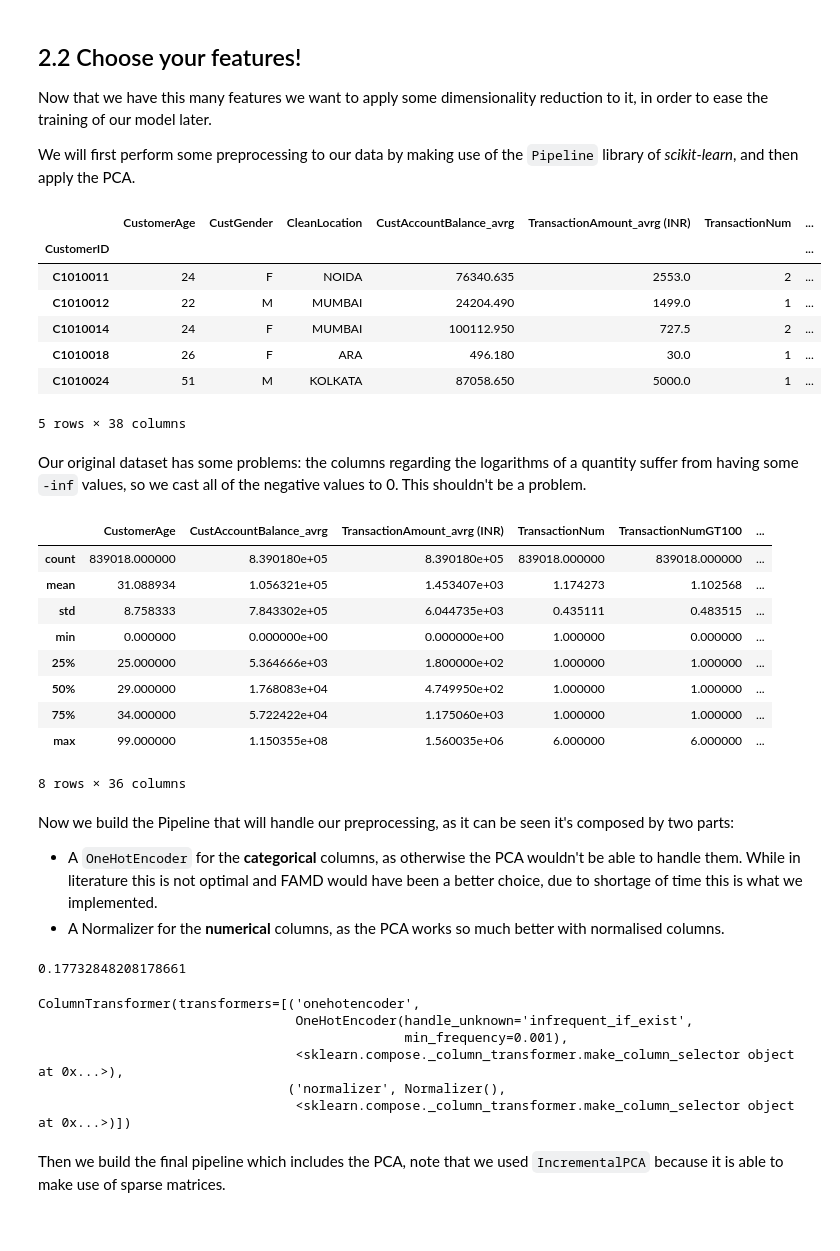
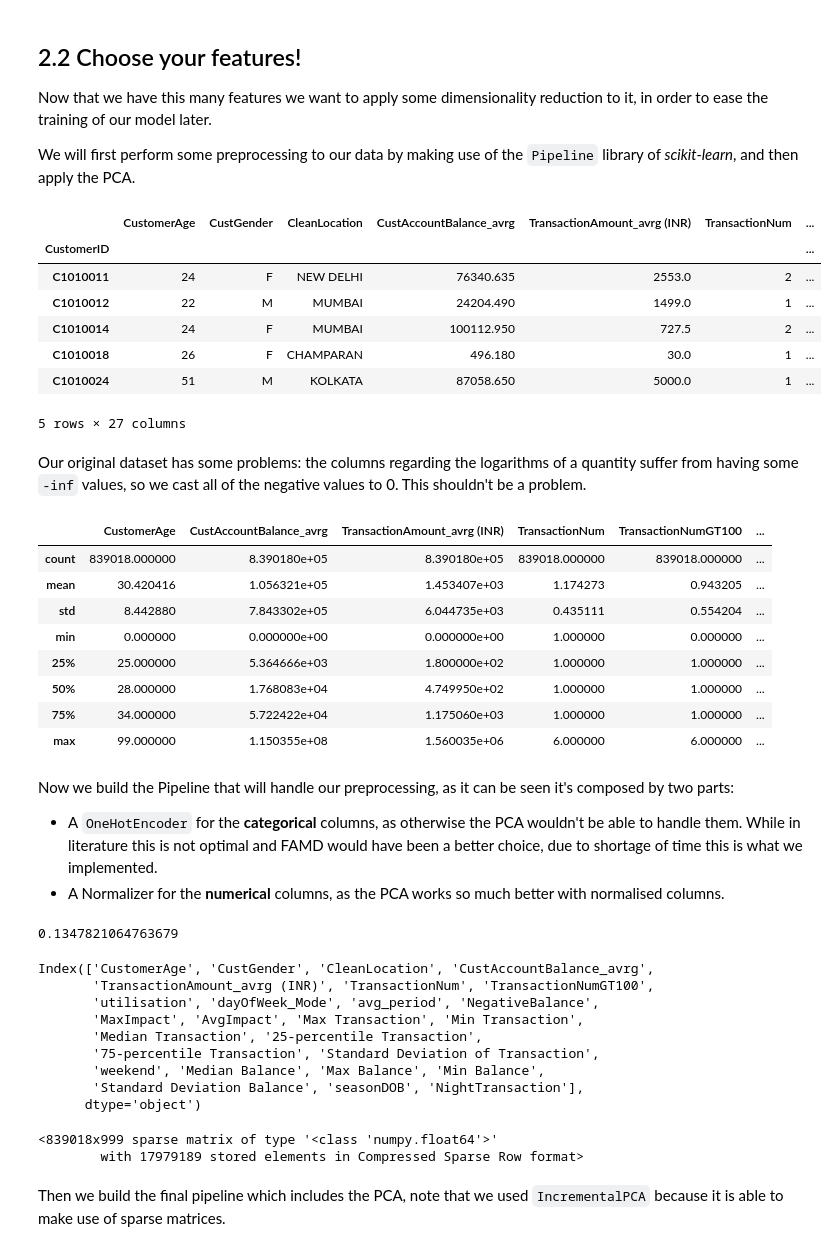
Before and after one commit to Mamiglia/ADM_HW_4, a Jupyter notebook: main.ipynb, the cells around one changed output. Drawn from its saved outputs; the diff is of its cells as text; code cells hidden in the pictures.

```diff
--- a/main.ipynb
+++ b/main.ipynb
@@ -270,33 +292,31 @@ from sklearn.compose import make_column_transformer
 from sklearn.compose import make_column_selector as col_selector
 from sklearn.decomposition import IncrementalPCA
 # %%
-custs = pd.read_csv('customers.tsv', index_col='CustomerID', sep='\t')
+custs = pd.read_csv('customers_enriched.csv', index_col='CustomerID')
 custs.head()
 # %% [output]
 |  | CustomerAge | CustGender | CleanLocation | CustAccountBalance_avrg | TransactionAmount_avrg (INR) | TransactionNum | ... |
 | CustomerID |  |  |  |  |  |  | ... |
-| C1010011 | 24 | F | NOIDA | 76340.635 | 2553.0 | 2 | ... |
+| C1010011 | 24 | F | NEW DELHI | 76340.635 | 2553.0 | 2 | ... |
 | C1010012 | 22 | M | MUMBAI | 24204.490 | 1499.0 | 1 | ... |
 | C1010014 | 24 | F | MUMBAI | 100112.950 | 727.5 | 2 | ... |
-| C1010018 | 26 | F | ARA | 496.180 | 30.0 | 1 | ... |
+| C1010018 | 26 | F | CHAMPARAN | 496.180 | 30.0 | 1 | ... |
 | C1010024 | 51 | M | KOLKATA | 87058.650 | 5000.0 | 1 | ... |
-5 rows × 38 columns
+5 rows × 27 columns
 # %% [markdown]
 Our original dataset has some problems: the columns regarding the logarithms of a quantity suffer from having some `-inf` values, so we cast all of the negative values to 0. This shouldn't be a problem.
 # %%
-custs[['MeanLogBalance', 'MeanLogAmount']] = custs[['MeanLogBalance', 'MeanLogAmount']].applymap(lambda x: 0 if x<0 else x)
 custs.describe()
 # %% [output]
 |  | CustomerAge | CustAccountBalance_avrg | TransactionAmount_avrg (INR) | TransactionNum | TransactionNumGT100 | ... |
 | count | 839018.000000 | 8.390180e+05 | 8.390180e+05 | 839018.000000 | 839018.000000 | ... |
-| mean | 31.088934 | 1.056321e+05 | 1.453407e+03 | 1.174273 | 1.102568 | ... |
-| std | 8.758333 | 7.843302e+05 | 6.044735e+03 | 0.435111 | 0.483515 | ... |
+| mean | 30.420416 | 1.056321e+05 | 1.453407e+03 | 1.174273 | 0.943205 | ... |
+| std | 8.442880 | 7.843302e+05 | 6.044735e+03 | 0.435111 | 0.554204 | ... |
 | min | 0.000000 | 0.000000e+00 | 0.000000e+00 | 1.000000 | 0.000000 | ... |
 | 25% | 25.000000 | 5.364666e+03 | 1.800000e+02 | 1.000000 | 1.000000 | ... |
-| 50% | 29.000000 | 1.768083e+04 | 4.749950e+02 | 1.000000 | 1.000000 | ... |
+| 50% | 28.000000 | 1.768083e+04 | 4.749950e+02 | 1.000000 | 1.000000 | ... |
 | 75% | 34.000000 | 5.722422e+04 | 1.175060e+03 | 1.000000 | 1.000000 | ... |
 | max | 99.000000 | 1.150355e+08 | 1.560035e+06 | 6.000000 | 6.000000 | ... |
-8 rows × 36 columns
 # %% [markdown]
 Now we build the Pipeline that will handle our preprocessing, as it can be seen it's composed by two parts:
 - A `OneHotEncoder` for the **categorical** columns, as otherwise the PCA wouldn't be able to handle them. While in literature this is not optimal and FAMD would have been a better choice, due to shortage of time this is what we implemented.
@@ -304,30 +330,39 @@ Now we build the Pipeline that will handle our preprocessing, as it can be seen
 # %%
 import prince
 
-sample = custs.dropna().sample(100)
+sample = custs.sample(1000)
 
-a = prince.FAMD(n_components=7, n_iter=10).fit(sample)
+a = prince.FAMD(n_components=18, n_iter=10).fit(sample)
 a.transform(sample)
 
 a.explained_inertia_.sum()
 # %% [output]
-0.17732848208178661
+0.1347821064763679
+# %%
+custs.columns
+# %% [output]
+Index(['CustomerAge', 'CustGender', 'CleanLocation', 'CustAccountBalance_avrg',
+       'TransactionAmount_avrg (INR)', 'TransactionNum', 'TransactionNumGT100',
+       'utilisation', 'dayOfWeek_Mode', 'avg_period', 'NegativeBalance',
+       'MaxImpact', 'AvgImpact', 'Max Transaction', 'Min Transaction',
+       'Median Transaction', '25-percentile Transaction',
+       '75-percentile Transaction', 'Standard Deviation of Transaction',
+       'weekend', 'Median Balance', 'Max Balance', 'Min Balance',
+       'Standard Deviation Balance', 'seasonDOB', 'NightTransaction'],
+      dtype='object')
 # %%
+from sklearn.preprocessing import MinMaxScaler
 preprocess = make_column_transformer(
     (OneHotEncoder(
-        handle_unknown='infrequent_if_exist',
-        min_frequency=1e-3,
-        ),col_selector(pattern='CustGender|CleanLocation',dtype_include=object)),
-    (Normalizer(), col_selector(dtype_include=np.number))
+        handle_unknown='ignore',
+        # min_frequency=1e-3,
+        ),col_selector(dtype_exclude=np.number)),
+    (MinMaxScaler(), col_selector(dtype_include=np.number))
 )
 preprocess
 # %% [output]
-ColumnTransformer(transformers=[('onehotencoder',
-                                 OneHotEncoder(handle_unknown='infrequent_if_exist',
-                                               min_frequency=0.001),
-                                 <sklearn.compose._column_transformer.make_column_selector object at 0x...>),
-                                ('normalizer', Normalizer(),
-                                 <sklearn.compose._column_transformer.make_column_selector object at 0x...>)])
+<839018x999 sparse matrix of type '<class 'numpy.float64'>'
+        with 17979189 stored elements in Compressed Sparse Row format>
 # %% [markdown]
 Then we build the final pipeline which includes the PCA, note that we used `IncrementalPCA` because it is able to make use of sparse matrices.
 # %%
```
Also changed, not shown: parts of 9 cells of this notebook.
